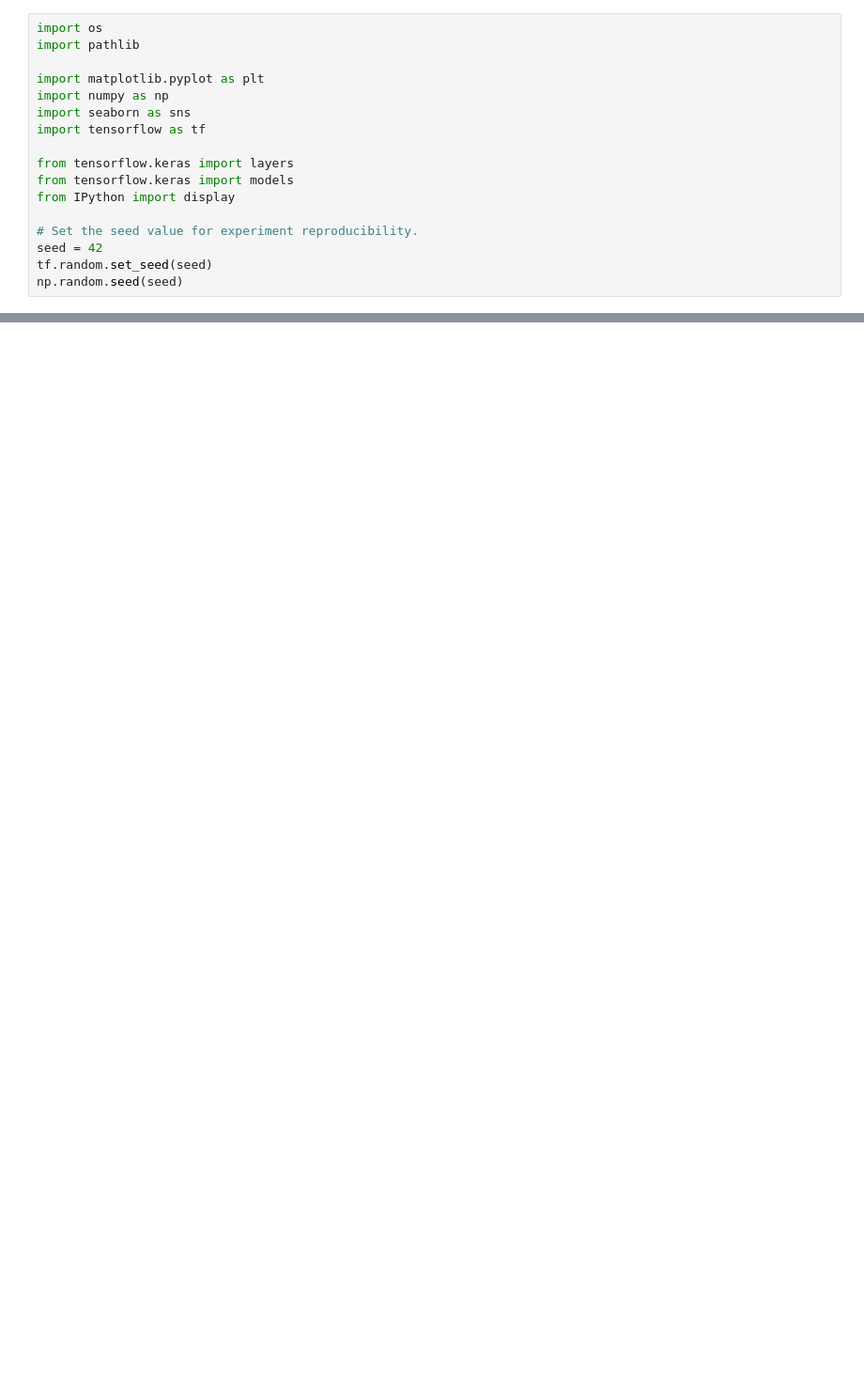
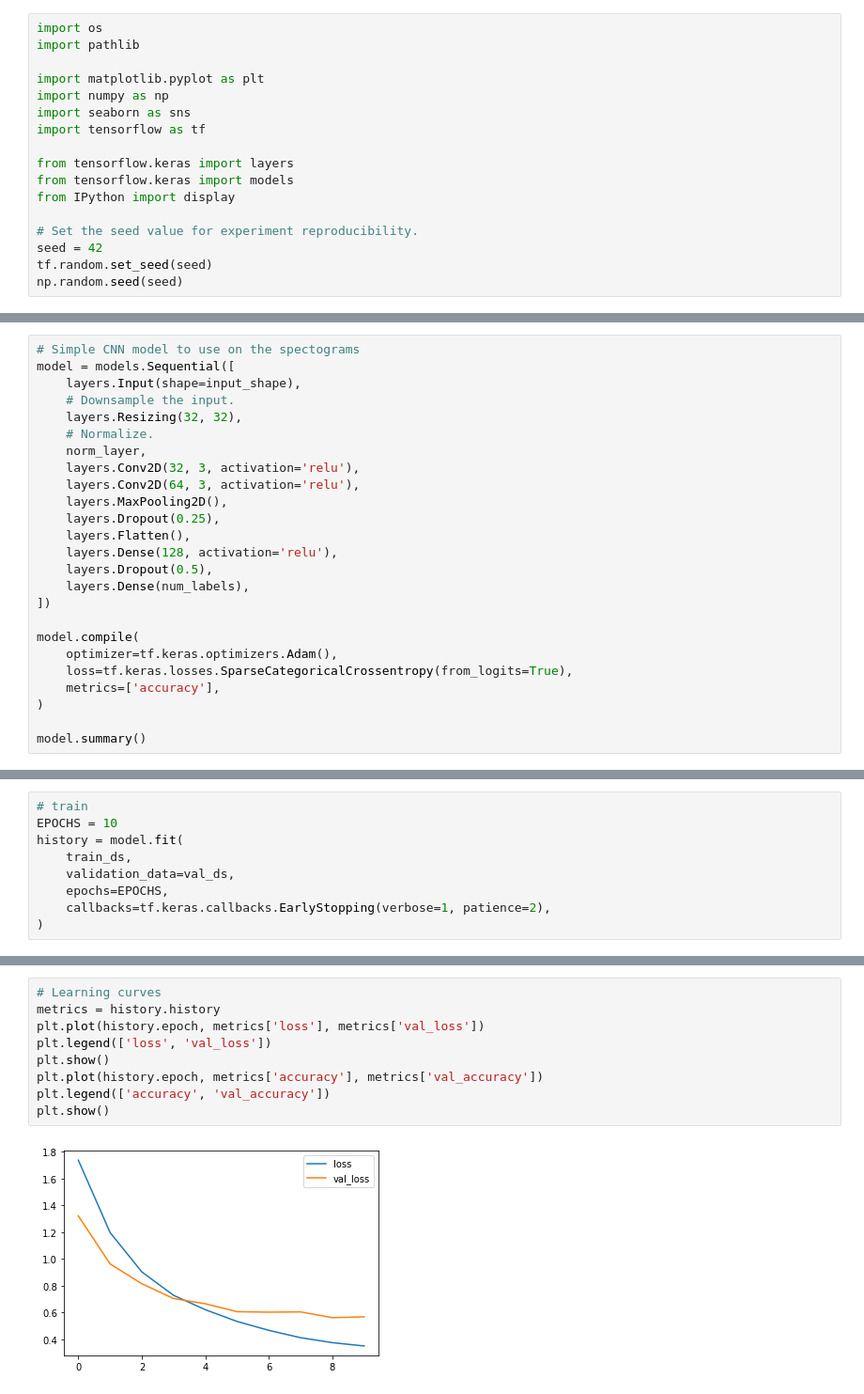
Before and after one commit to urd00m/AI-Projects, a Jupyter notebook: tensorflow_play/audio_tf/simple_audio_recognition.ipynb, the cells around one changed output, grey strips where cells are left out. Shown: that part at 94% size. Drawn from its saved outputs; the diff is of its cells as text; blank space fills up the shorter version.

```diff
--- a/tensorflow_play/audio_tf/simple_audio_recognition.ipynb
+++ b/tensorflow_play/audio_tf/simple_audio_recognition.ipynb
@@ -31,0 +298,25 @@ Downloading data from http://storage.googleapis.com/download.tensorflow.org/data
+# %%
+# Simple CNN model to use on the spectograms
+model = models.Sequential([
+    layers.Input(shape=input_shape),
+    # Downsample the input.
+    layers.Resizing(32, 32),
+    # Normalize.
+    norm_layer,
+    layers.Conv2D(32, 3, activation='relu'),
+    layers.Conv2D(64, 3, activation='relu'),
+    layers.MaxPooling2D(),
+    layers.Dropout(0.25),
+    layers.Flatten(),
+    layers.Dense(128, activation='relu'),
+    layers.Dropout(0.5),
+    layers.Dense(num_labels),
+])
+
+model.compile(
+    optimizer=tf.keras.optimizers.Adam(),
+    loss=tf.keras.losses.SparseCategoricalCrossentropy(from_logits=True),
+    metrics=['accuracy'],
+)
+
+model.summary()
@@ -31,0 +341,9 @@ Downloading data from http://storage.googleapis.com/download.tensorflow.org/data
+# %%
+# train
+EPOCHS = 10
+history = model.fit(
+    train_ds,
+    validation_data=val_ds,
+    epochs=EPOCHS,
+    callbacks=tf.keras.callbacks.EarlyStopping(verbose=1, patience=2),
+)
@@ -31,0 +368,11 @@ Downloading data from http://storage.googleapis.com/download.tensorflow.org/data
+# %%
+# Learning curves
+metrics = history.history
+plt.plot(history.epoch, metrics['loss'], metrics['val_loss'])
+plt.legend(['loss', 'val_loss'])
+plt.show()
+plt.plot(history.epoch, metrics['accuracy'], metrics['val_accuracy'])
+plt.legend(['accuracy', 'val_accuracy'])
+plt.show()
+# %% [output]
+[figure, added]
```
Also changed, not shown: parts of 22 cells of this notebook, 1 other file.
